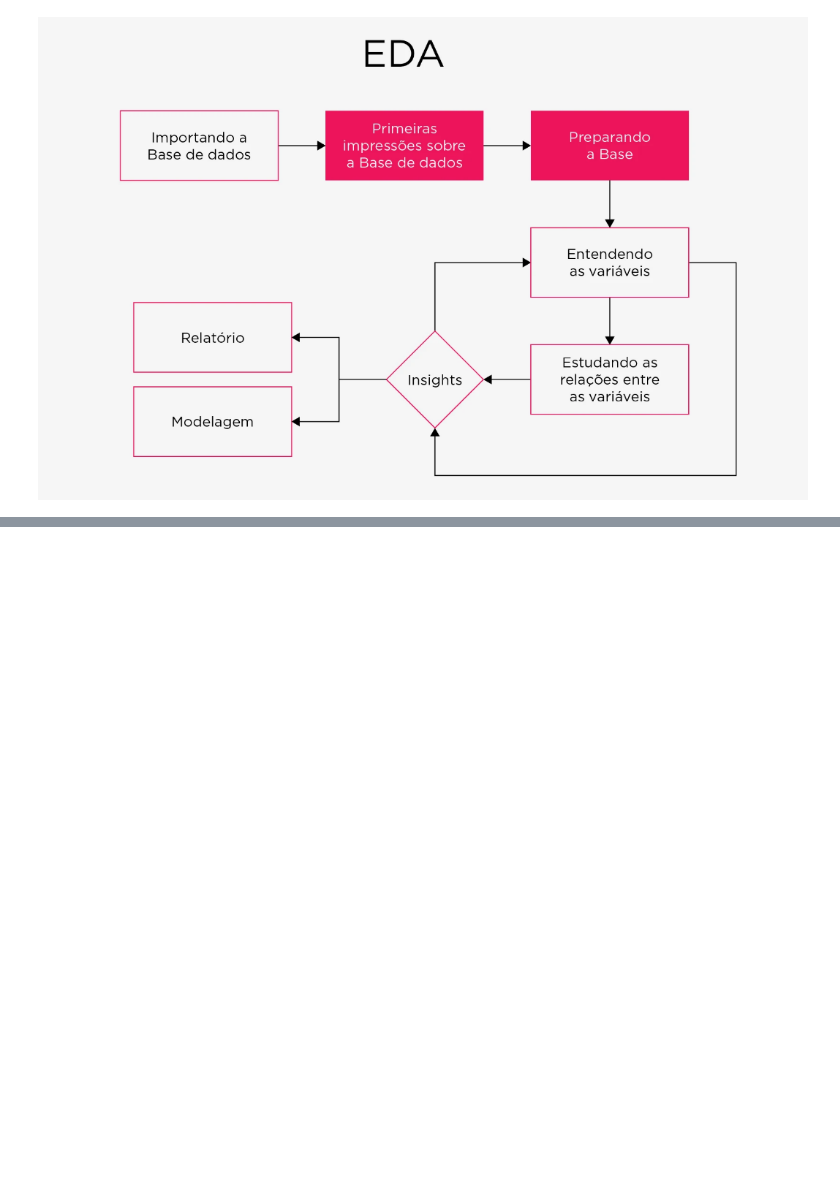
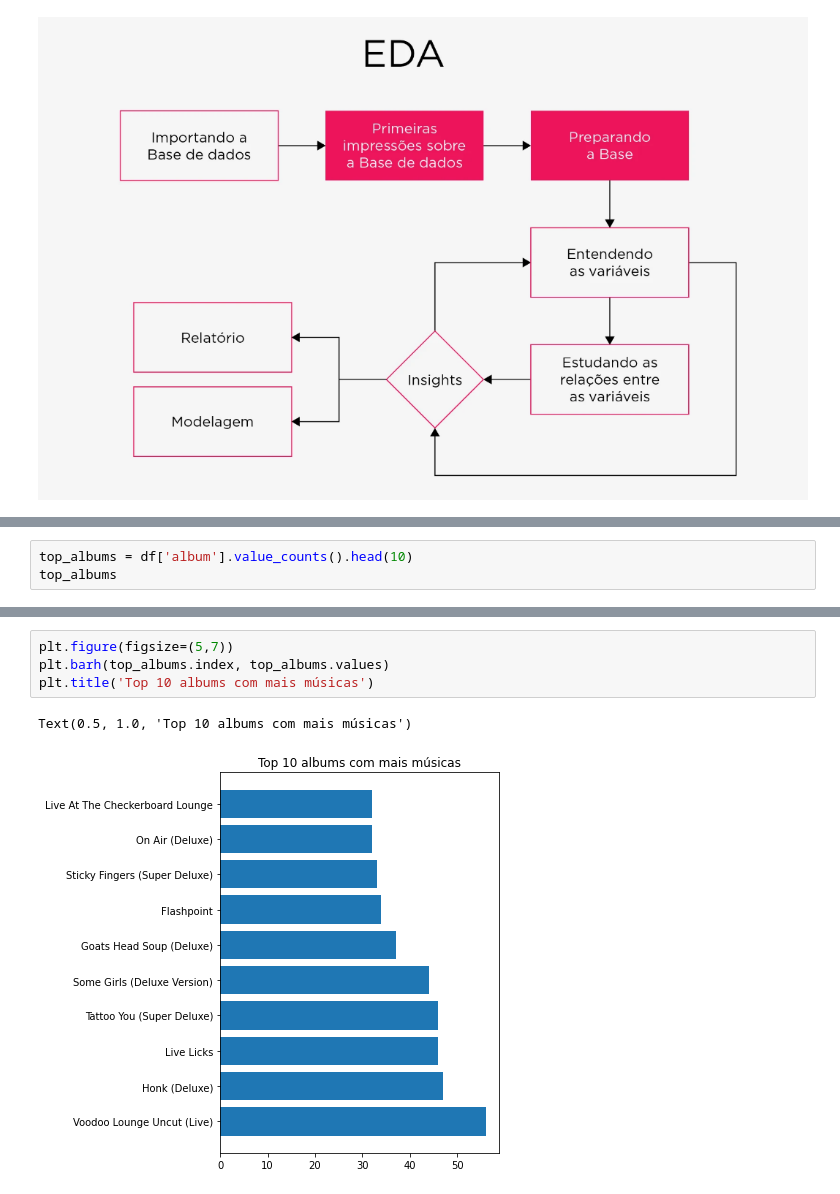
Before and after one commit to rfelipesilva/pos-tech-data-analytics, a Jupyter notebook: fase_02_machine_learning_and_time_series/jupyter/01-machine learning com python.ipynb, the cells around one changed output, grey strips where cells are left out. Cells and saved outputs as stored; diff of their text form; blank space fills up the shorter version.

```diff
--- a/fase_02_machine_learning_and_time_series/jupyter/01-machine learning com python.ipynb
+++ b/fase_02_machine_learning_and_time_series/jupyter/01-machine learning com python.ipynb
@@ -598,0 +758,3 @@ Image(filename='../images/eda-process.PNG')
+# %%
+top_albums = df['album'].value_counts().head(10)
+top_albums
@@ -598,0 +773,7 @@ Image(filename='../images/eda-process.PNG')
+# %%
+plt.figure(figsize=(5,7))
+plt.barh(top_albums.index, top_albums.values)
+plt.title('Top 10 albums com mais músicas')
+# %% [output]
+Text(0.5, 1.0, 'Top 10 albums com mais músicas')
+[figure, added]
```
Also changed, not shown: parts of 41 cells of this notebook, 1 other file.
